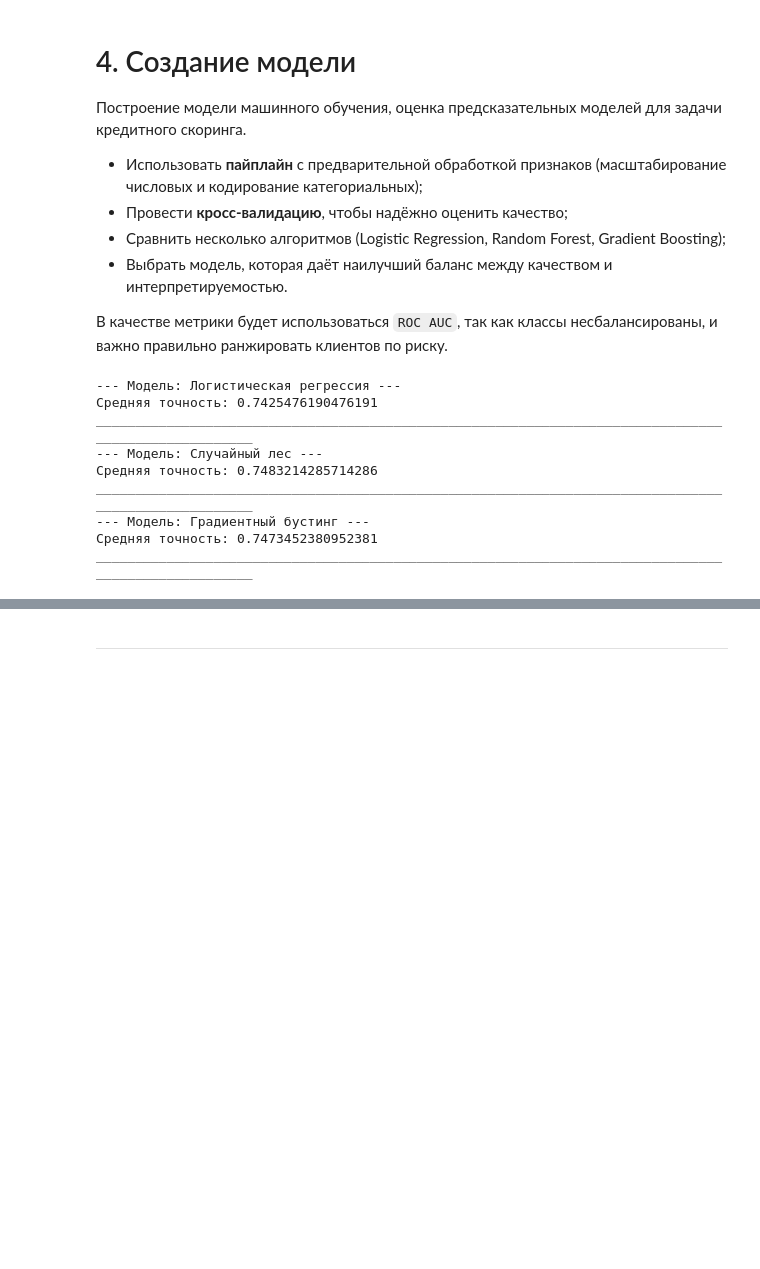
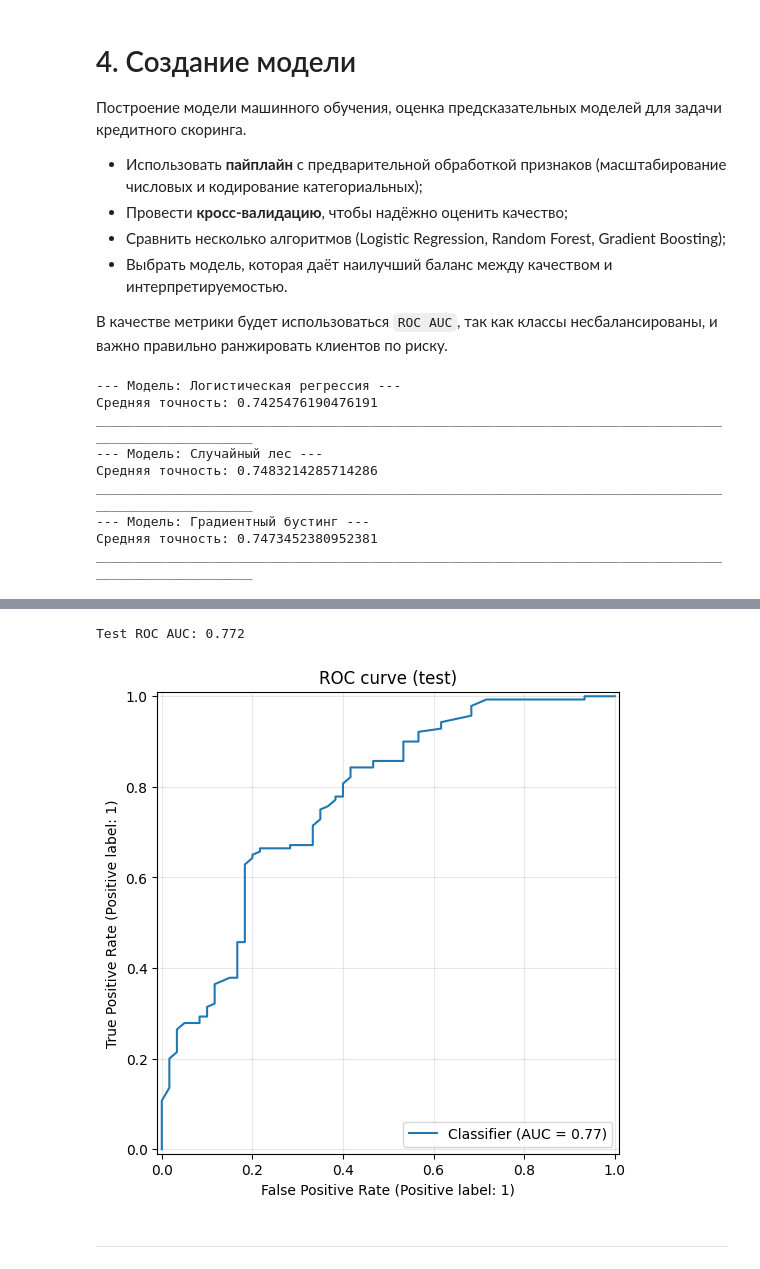
Before and after one commit to Ejtolf/german_credit_default_prediction, a Jupyter notebook: notebooks/credit-risk-model.ipynb, the cells around one changed output, grey strips where cells are left out. Saved outputs shown, nothing was run; the diff lists cells and outputs as text; code cells hidden in the pictures; blank space fills up the shorter version.

```diff
--- a/notebooks/credit-risk-model.ipynb
+++ b/notebooks/credit-risk-model.ipynb
@@ -572,6 +571,20 @@ display(models_results)
 | 1 | Случайный лес | 0.748321 | 74.83 |
 | 2 | Градиентный бустинг | 0.747345 | 74.73 |
 | 0 | Логистическая регрессия | 0.742548 | 74.25 |
+# %%
+from sklearn.metrics import roc_auc_score, RocCurveDisplay
+
+y_proba_test = rf_model.predict_proba(X_test)[:, 1]  # вероятность good=1
+test_auc = roc_auc_score(y_test, y_proba_test)
+print(f"Test ROC AUC: {test_auc:.3f}")
+
+RocCurveDisplay.from_predictions(y_test, y_proba_test)
+plt.title("ROC curve (test)")
+plt.grid(True, alpha=.3)
+plt.show()
+# %% [output]
+Test ROC AUC: 0.772
+[figure, added]
 # %% [markdown]
 ___
 # %% [markdown]
```
Also changed, not shown: parts of 8 cells of this notebook, 4 other files.
